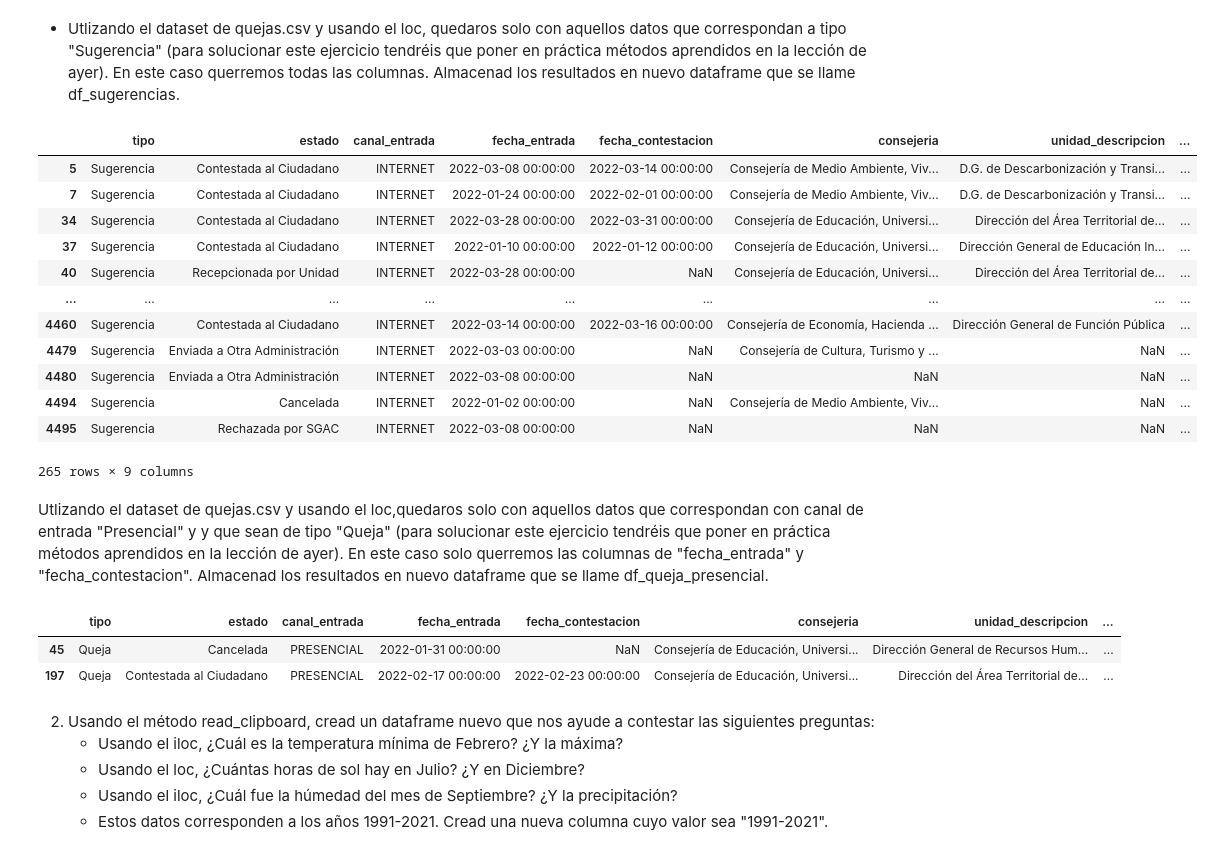
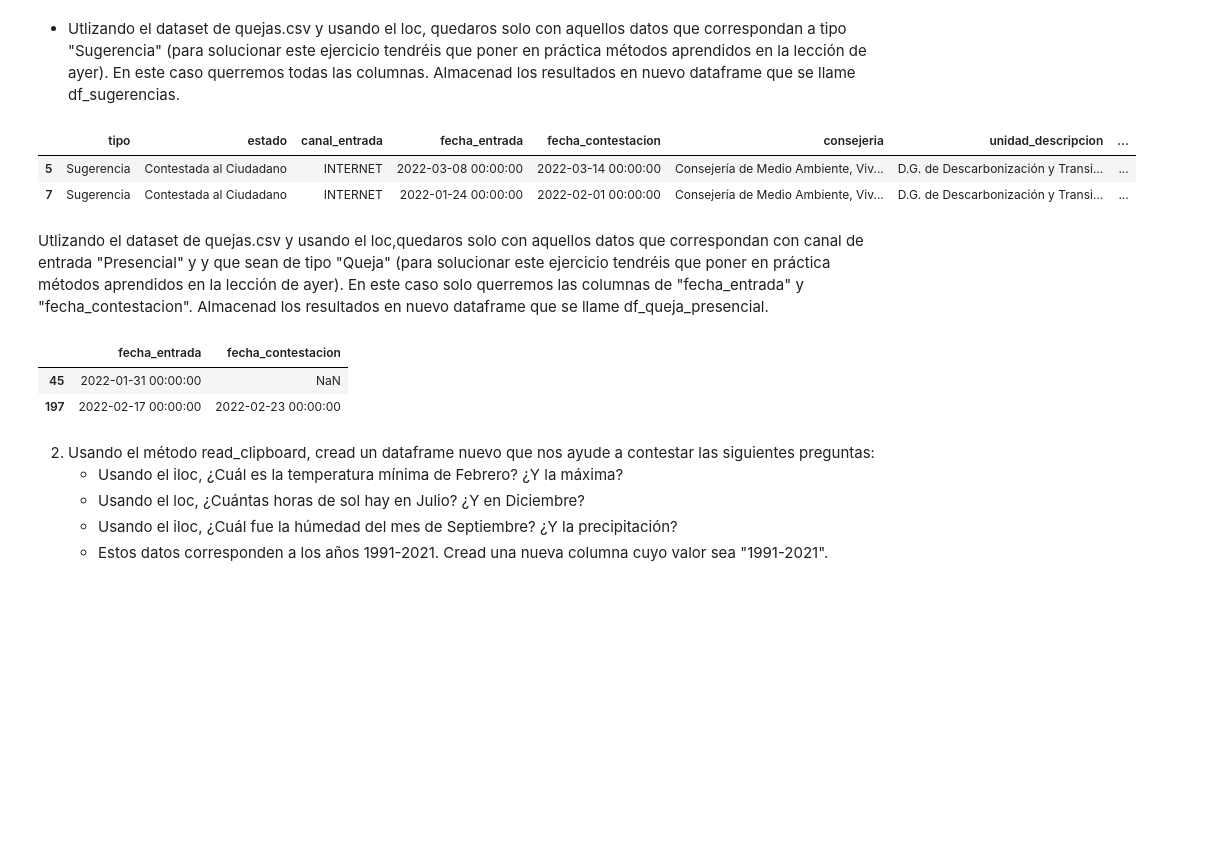
Before and after one commit to Adalab/promo-d-da-modulo2-sprint1-lorena-ana, a Jupyter notebook: PANDAS/pair_programming_pandas2.ipynb, the cells around one changed output. Drawn from its saved outputs; the diff is of its cells as text; code cells hidden in the pictures; blank space fills up the shorter version.

```diff
--- a/PANDAS/pair_programming_pandas2.ipynb
+++ b/PANDAS/pair_programming_pandas2.ipynb
@@ -42,28 +40,18 @@ df_sugerencias = df_csv.loc[df_csv.tipo == "Sugerencia",:]
 # %%
-df_sugerencias
+df_sugerencias.head(2)
 # %% [output]
 |  | tipo | estado | canal_entrada | fecha_entrada | fecha_contestacion | consejeria | unidad_descripcion | ... |
 | 5 | Sugerencia | Contestada al Ciudadano | INTERNET | 2022-03-08 00:00:00 | 2022-03-14 00:00:00 | Consejería de Medio Ambiente, Viv... | D.G. de Descarbonización y Transi... | ... |
 | 7 | Sugerencia | Contestada al Ciudadano | INTERNET | 2022-01-24 00:00:00 | 2022-02-01 00:00:00 | Consejería de Medio Ambiente, Viv... | D.G. de Descarbonización y Transi... | ... |
-| 34 | Sugerencia | Contestada al Ciudadano | INTERNET | 2022-03-28 00:00:00 | 2022-03-31 00:00:00 | Consejería de Educación, Universi... | Dirección del Área Territorial de... | ... |
-| 37 | Sugerencia | Contestada al Ciudadano | INTERNET | 2022-01-10 00:00:00 | 2022-01-12 00:00:00 | Consejería de Educación, Universi... | Dirección General de Educación In... | ... |
-| 40 | Sugerencia | Recepcionada por Unidad | INTERNET | 2022-03-28 00:00:00 | NaN | Consejería de Educación, Universi... | Dirección del Área Territorial de... | ... |
-| ... | ... | ... | ... | ... | ... | ... | ... | ... |
-| 4460 | Sugerencia | Contestada al Ciudadano | INTERNET | 2022-03-14 00:00:00 | 2022-03-16 00:00:00 | Consejería de Economía, Hacienda ... | Dirección General de Función Pública | ... |
-| 4479 | Sugerencia | Enviada a Otra Administración | INTERNET | 2022-03-03 00:00:00 | NaN | Consejería de Cultura, Turismo y ... | NaN | ... |
-| 4480 | Sugerencia | Enviada a Otra Administración | INTERNET | 2022-03-08 00:00:00 | NaN | NaN | NaN | ... |
-| 4494 | Sugerencia | Cancelada | INTERNET | 2022-01-02 00:00:00 | NaN | Consejería de Medio Ambiente, Viv... | NaN | ... |
-| 4495 | Sugerencia | Rechazada por SGAC | INTERNET | 2022-03-08 00:00:00 | NaN | NaN | NaN | ... |
-265 rows × 9 columns
 # %% [markdown]
 Utlizando el dataset de quejas.csv y usando el loc,quedaros solo con aquellos datos que correspondan con canal de entrada "Presencial" y y que sean de tipo "Queja" (para solucionar este ejercicio tendréis que poner en práctica métodos aprendidos en la lección de ayer). En este caso solo querremos las columnas de "fecha_entrada" y "fecha_contestacion". Almacenad los resultados en nuevo dataframe que se llame df_queja_presencial.
 # %%
-df_queja_presencial = df_csv.loc[(df_csv.tipo == "Queja") & (df_csv.canal_entrada == "PRESENCIAL")]
+df_queja_presencial = df_csv.loc[(df_csv.tipo == "Queja") & (df_csv.canal_entrada == "PRESENCIAL"), ["fecha_entrada", "fecha_contestacion"]]
 df_queja_presencial.head(2)
 # %% [output]
-|  | tipo | estado | canal_entrada | fecha_entrada | fecha_contestacion | consejeria | unidad_descripcion | ... |
-| 45 | Queja | Cancelada | PRESENCIAL | 2022-01-31 00:00:00 | NaN | Consejería de Educación, Universi... | Dirección General de Recursos Hum... | ... |
-| 197 | Queja | Contestada al Ciudadano | PRESENCIAL | 2022-02-17 00:00:00 | 2022-02-23 00:00:00 | Consejería de Educación, Universi... | Dirección del Área Territorial de... | ... |
+|  | fecha_entrada | fecha_contestacion |
+| 45 | 2022-01-31 00:00:00 | NaN |
+| 197 | 2022-02-17 00:00:00 | 2022-02-23 00:00:00 |
 # %% [markdown]
 2. Usando el método read_clipboard, cread un dataframe nuevo que nos ayude a contestar las siguientes preguntas:
    - Usando el iloc, ¿Cuál es la temperatura mínima de Febrero? ¿Y la máxima?
```
Also changed, not shown: parts of 24 cells of this notebook, 5 other files.
